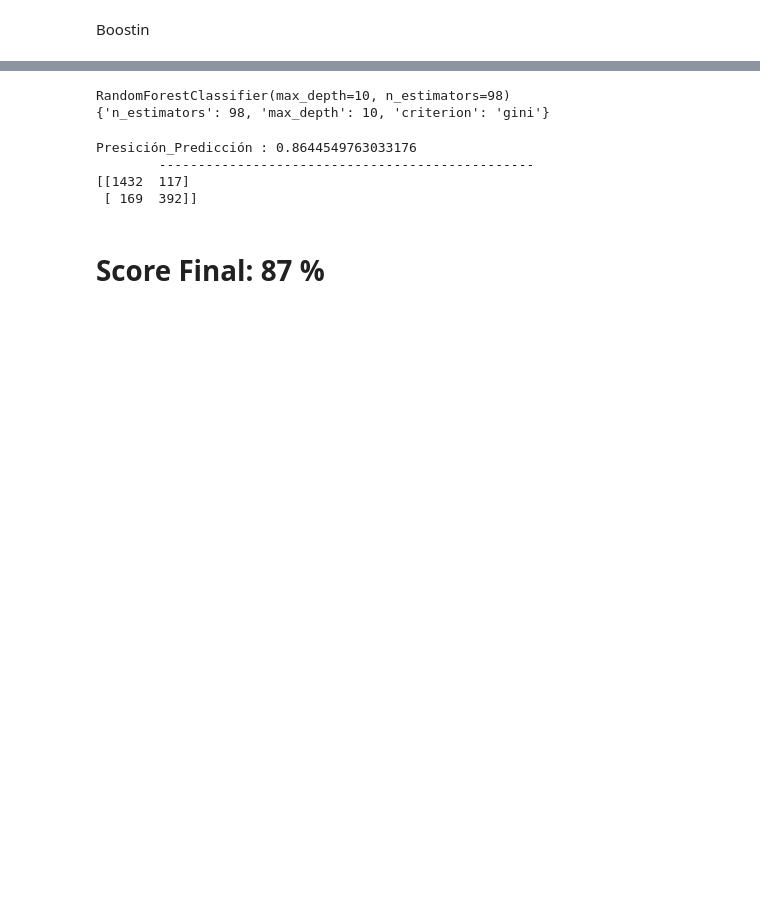
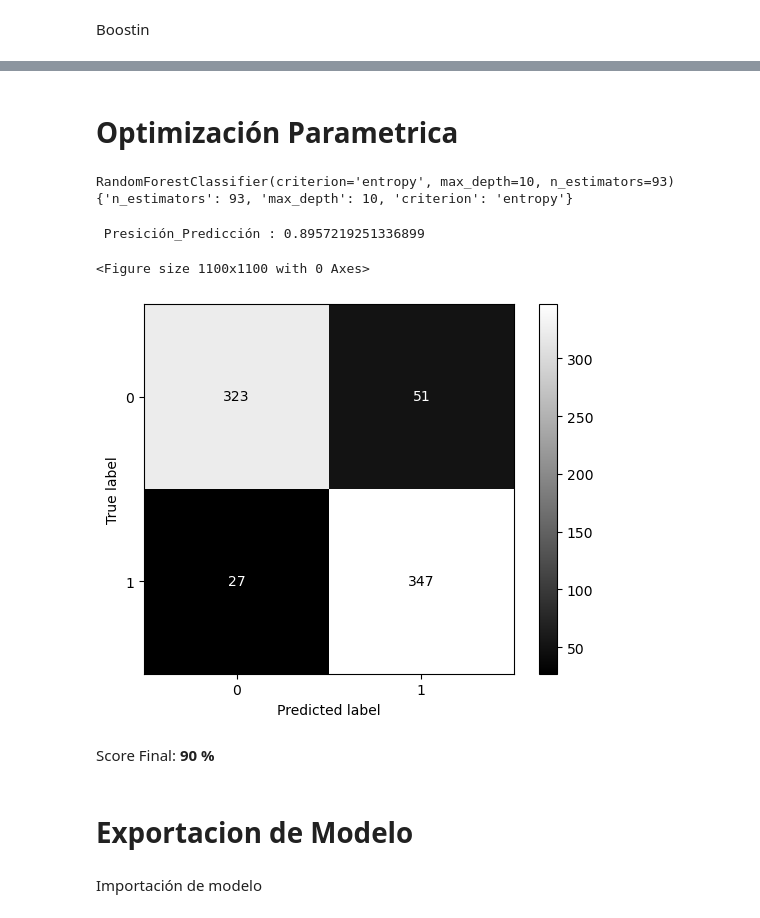
Before and after one commit to Brayam1998/dataScience_Churn, a Jupyter notebook: proyecto churn/Modelos/regresion_logistica_binomial.ipynb, the cells around one changed output, grey strips where cells are left out. Cells and saved outputs as stored; diff of their text form; code cells hidden in the pictures; blank space fills up the shorter version.

Commit message:
modelo Clasificacion ChurnValue terminado

```diff
--- a/proyecto churn/Modelos/regresion_logistica_binomial.ipynb
+++ b/proyecto churn/Modelos/regresion_logistica_binomial.ipynb
@@ -53,4 +66,5 @@ dataScaled.head(2)
 # %% [markdown]
 Division datos test y entranamiento
 # %%
-X_train , X_test , y_train , y_test = train_test_split(dataFeatures , dataTarget , test_size= .30, random_state= 42 , stratify= dataTarget,shuffle=True)
+X_train , X_test , y_train , y_test = train_test_split(X_over , y_over , test_size= .2, random_state= 42 , stratify= y_over,shuffle=True)
+X_train_balanced, y_train_balanced = resample(X_train, y_train, n_samples=len(X_train), random_state=42, replace=True)
@@ -61,8 +73,7 @@ X_train_balanced, y_train_balanced = resample(X_train, y_train, n_samples=len(X_
 # %% [markdown]
 IPCA
 # %%
-ipca = IncrementalPCA( n_components=3 , batch_size= 10).fit(X_train_balanced)
-plt.plot(range(len(ipca.explained_variance_)),ipca.explained_variance_ratio_)
+ipca = IncrementalPCA( n_components=4 , batch_size= 10).fit(X_train_balanced)
 
 Xipca_train = ipca.transform(X_train_balanced)
 Xipca_test =  ipca.transform(X_test)
@@ -186,33 +144,36 @@ print(accuracy_score(boost_pred, y_test))
+# %% [markdown]
+# Optimización Parametrica
 # %%
 clasificador = RandomForestClassifier()
+parametros = {
+    'n_estimators': range(90, 130),
+    'criterion': [ "gini" , "entropy", "log_loss"],
+    'max_depth': range(6 , 11)}
 
-parametros = {
-    'n_estimators': range(50, 200),
-    'criterion': [ "gini" , "entropy", "log_loss"],
-    'max_depth': range(2, 11)
-}
-rand_est = RandomizedSearchCV(
-    clasificador, parametros, n_iter=20, cv=3).fit(Xipca_train, y_train_balanced)
+estimacionParametrica = RandomizedSearchCV(
+    clasificador, parametros, n_iter=15, cv=6).fit(Xipca_train, y_train_balanced)
 
-print(rand_est.best_estimator_)
-print(rand_est.best_params_)
+print(estimacionParametrica.best_estimator_)
+print(estimacionParametrica.best_params_)
 # %% [output]
-RandomForestClassifier(max_depth=10, n_estimators=98)
-{'n_estimators': 98, 'max_depth': 10, 'criterion': 'gini'}
+RandomForestClassifier(criterion='entropy', max_depth=10, n_estimators=93)
+{'n_estimators': 93, 'max_depth': 10, 'criterion': 'entropy'}
-# %%
-estimator= RandomForestClassifier(criterion=  "entropy" , max_depth=9, n_estimators=109).fit(Xipca_train,y_train_balanced)
-prediccionBaggin = estimator.predict(Xipca_test)
-
-print(f"""
-Presición_Predicción : {accuracy_score(prediccionBaggin  , y_test)}
-        ------------------------------------------------ """)
-
-confusion = confusion_matrix(y_test, prediccionBaggin)
-print(confusion)
-# %% [output]
-Presición_Predicción : 0.8644549763033176
-        ------------------------------------------------
-[[1432  117]
- [ 169  392]]
-# %% [markdown]
-# Score Final: __87 %__
+# %%
+randomF_model= RandomForestClassifier(criterion='gini', max_depth=10, n_estimators=107).fit(Xipca_train, y_train_balanced)
+prediccionRandomForest = randomF_model.predict(Xipca_test)
+
+#Resultados
+fig = plt.figure(figsize=(11,11))
+print(f""" Presición_Predicción : {accuracy_score(prediccionRandomForest, y_test)} """)
+cm = confusion_matrix(y_test, prediccionRandomForest ,labels= randomF_model.classes_)
+disp = ConfusionMatrixDisplay(confusion_matrix = cm, display_labels=randomF_model.classes_)
+disp.plot(cmap='gray')
+plt.show()
+# %% [output]
+ Presición_Predicción : 0.8957219251336899
+<Figure size 1100x1100 with 0 Axes>
+[figure, added]
+# %% [markdown]
+Score Final: __90 %__
+# %% [markdown]
+# Exportacion de Modelo
@@ -218,0 +182,2 @@ Presición_Predicción : 0.8644549763033176
+# %% [markdown]
+Importación de modelo
```
Also changed, not shown: parts of 20 cells of this notebook, 5 other files.
